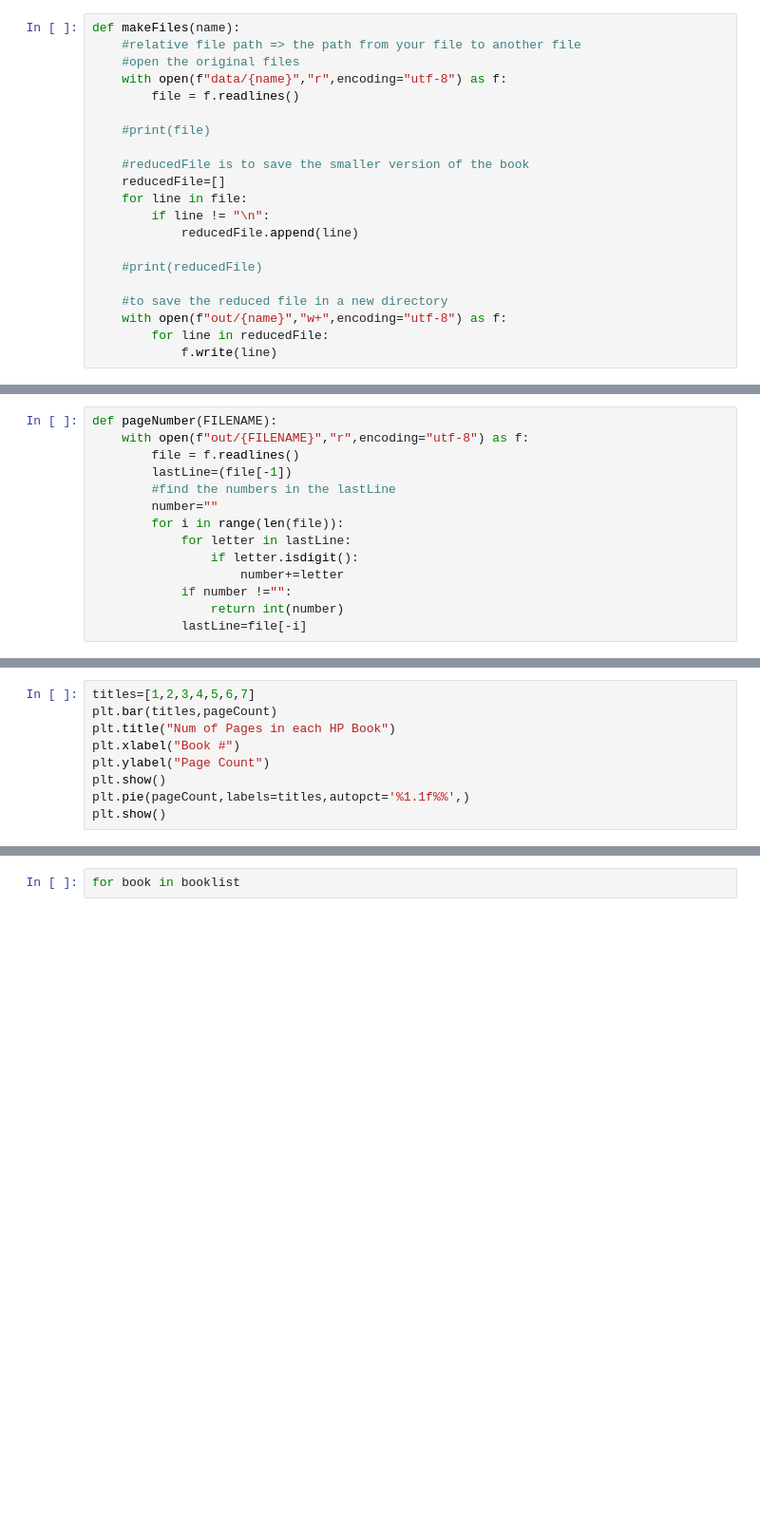
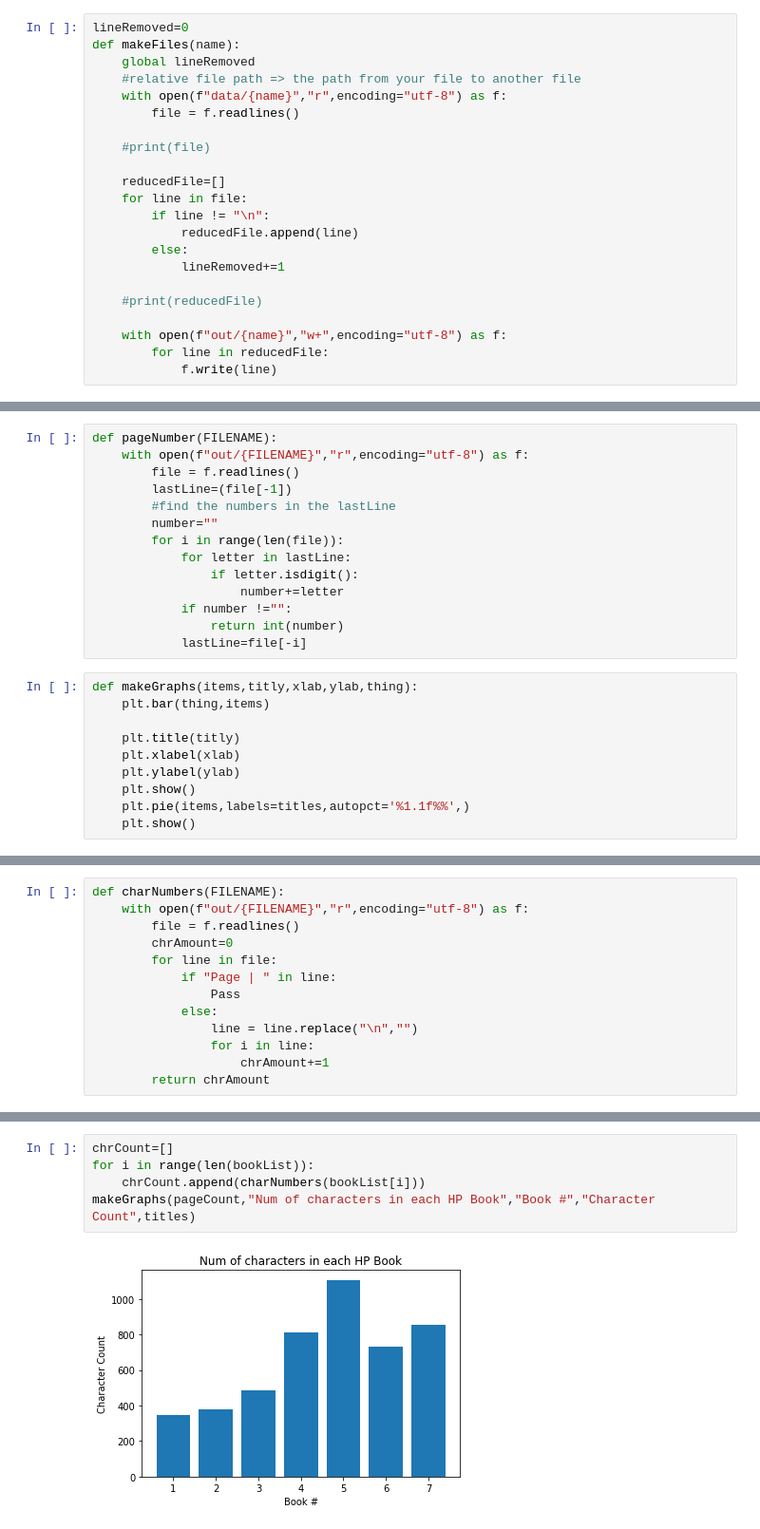
Before and after one commit to Gatesnt4020/2122AMmaterial, a Jupyter notebook: CSP/Unit3/HW/Harry/HarryPotterAnalysis.ipynb, the cells around one changed output, grey strips where cells are left out. Shown: that part at 95% size. Drawn from its saved outputs; the diff is of its cells as text; blank space fills up the shorter version.

```diff
--- a/CSP/Unit3/HW/Harry/HarryPotterAnalysis.ipynb
+++ b/CSP/Unit3/HW/Harry/HarryPotterAnalysis.ipynb
@@ -7,23 +7,24 @@ Go clean the data.
 Make sure that your folders are set up so that you pull form the data
     and youa save the clean data in an out folder
 # %%
+lineRemoved=0
 def makeFiles(name):
+    global lineRemoved
     #relative file path => the path from your file to another file
-    #open the original files
     with open(f"data/{name}","r",encoding="utf-8") as f:
         file = f.readlines()
 
     #print(file)
 
-    #reducedFile is to save the smaller version of the book
     reducedFile=[]
     for line in file:
         if line != "\n":
             reducedFile.append(line)
+        else:
+            lineRemoved+=1
 
     #print(reducedFile)
 
-    #to save the reduced file in a new directory
     with open(f"out/{name}","w+",encoding="utf-8") as f:
         for line in reducedFile:
             f.write(line)
@@ -58,5 +60,15 @@ def pageNumber(FILENAME):
             if number !="":
                 return int(number)
             lastLine=file[-i]
+# %%
+def makeGraphs(items,titly,xlab,ylab,thing):
+    plt.bar(thing,items)
+
+    plt.title(titly)
+    plt.xlabel(xlab)
+    plt.ylabel(ylab)
+    plt.show()
+    plt.pie(items,labels=titles,autopct='%1.1f%%',)
+    plt.show()
 # %%
 pageCount=[]
@@ -67,9 +84,13 @@ for i in range(len(bookList)):
 # %%
-titles=[1,2,3,4,5,6,7]
-plt.bar(titles,pageCount)
-plt.title("Num of Pages in each HP Book")
-plt.xlabel("Book #")
-plt.ylabel("Page Count")
-plt.show()
-plt.pie(pageCount,labels=titles,autopct='%1.1f%%',)
-plt.show()
+def charNumbers(FILENAME):
+    with open(f"out/{FILENAME}","r",encoding="utf-8") as f:
+        file = f.readlines()
+        chrAmount=0
+        for line in file:
+            if "Page | " in line:
+                Pass
+            else:
+                line = line.replace("\n","")
+                for i in line:
+                    chrAmount+=1
+        return chrAmount
@@ -79,2 +97,7 @@ plt.show()
 # %%
-for book in booklist
+chrCount=[]
+for i in range(len(bookList)):
+    chrCount.append(charNumbers(bookList[i]))
+makeGraphs(pageCount,"Num of characters in each HP Book","Book #","Character Count",titles)
+# %% [output]
+[figure, added]
```
Also changed, not shown: parts of 13 cells of this notebook, 11 other files.
